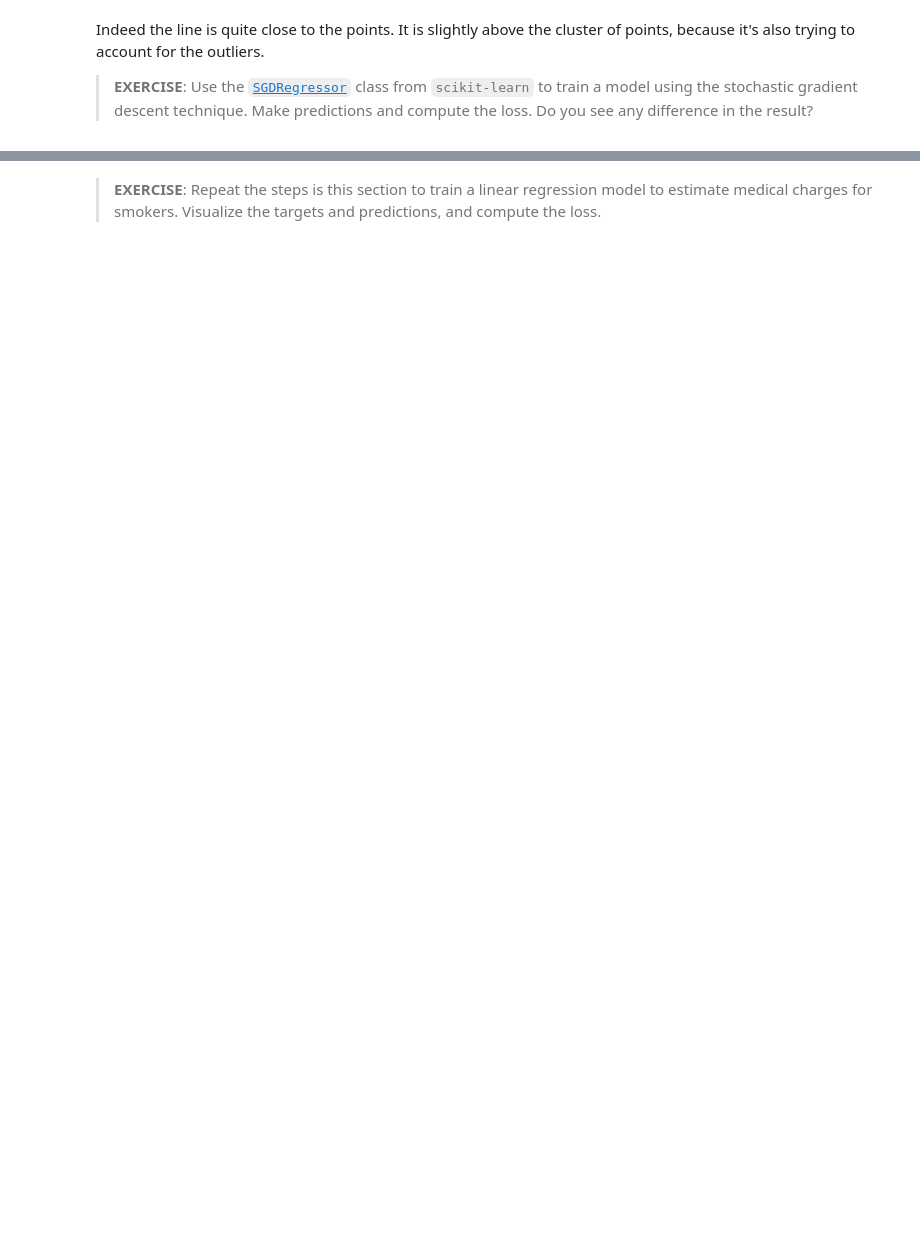
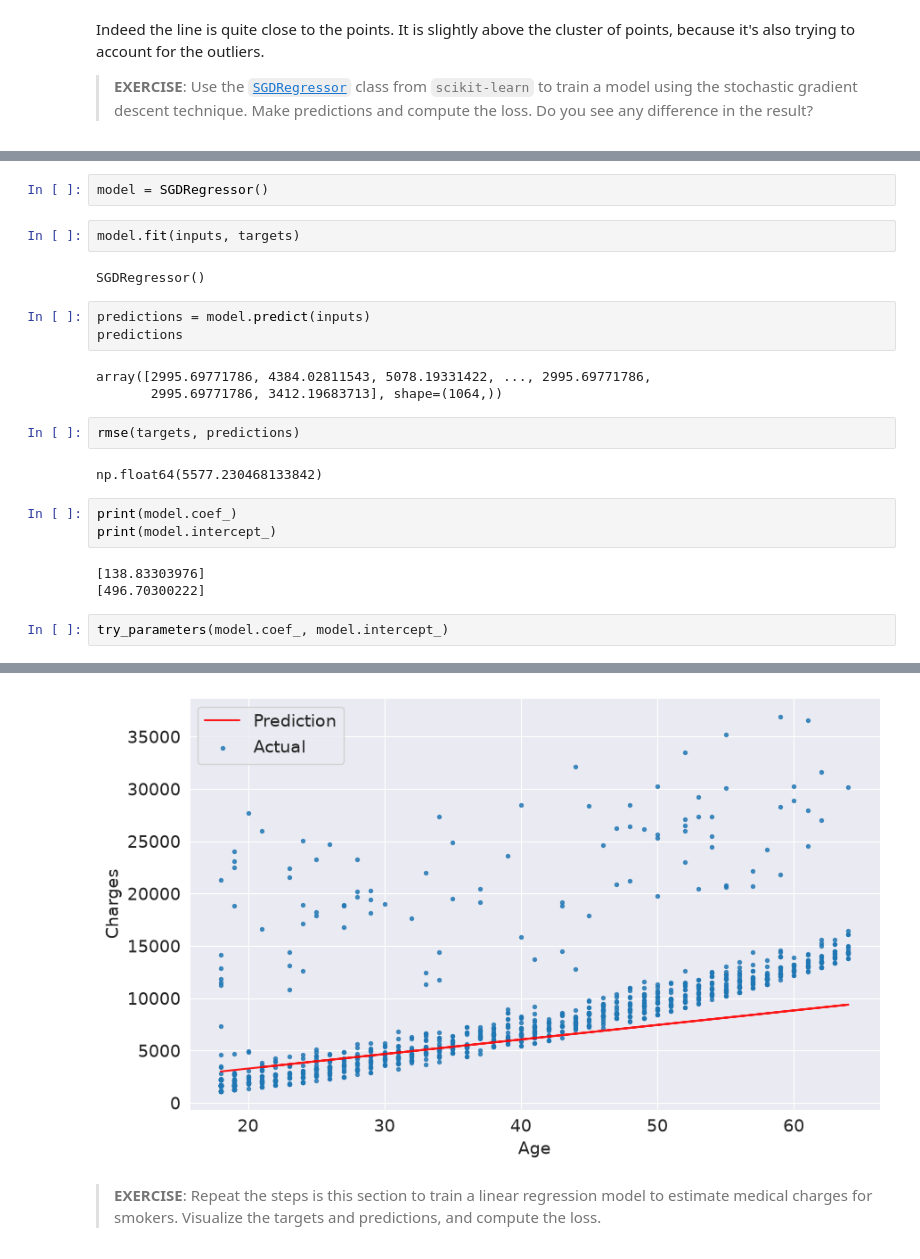
Before and after one commit to geff-ghost/notebooks, a Jupyter notebook: Machine-Learning/lesson-1-linear-regression-with-scikit-learn.ipynb, the cells around one changed output, grey strips where cells are left out. Cells and saved outputs as stored; diff of their text form; blank space fills up the shorter version.

Commit message:
Linear Regressios with RMSE

```diff
--- a/Machine-Learning/lesson-1-linear-regression-with-scikit-learn.ipynb
+++ b/Machine-Learning/lesson-1-linear-regression-with-scikit-learn.ipynb
@@ -824,0 +900,25 @@ Indeed the line is quite close to the points. It is slightly above the cluster o
+# %%
+model = SGDRegressor()
+# %%
+model.fit(inputs, targets)
+# %% [output]
+SGDRegressor()
+# %%
+predictions = model.predict(inputs)
+predictions
+# %% [output]
+array([2995.69771786, 4384.02811543, 5078.19331422, ..., 2995.69771786,
+       2995.69771786, 3412.19683713], shape=(1064,))
+# %%
+rmse(targets, predictions)
+# %% [output]
+np.float64(5577.230468133842)
+# %%
+print(model.coef_)
+print(model.intercept_)
+# %% [output]
+[138.83303976]
+[496.70300222]
+# %%
+try_parameters(model.coef_, model.intercept_)
+# %% [output]
@@ -825,3 +926,4 @@ Indeed the line is quite close to the points. It is slightly above the cluster o
+[figure, added]
 # %% [markdown]
 > **EXERCISE**: Repeat the steps is this section to train a linear regression model to estimate medical charges for smokers. Visualize the targets and predictions, and compute the loss.
 # %% [markdown]
```
Also changed, not shown: parts of 34 cells of this notebook.
